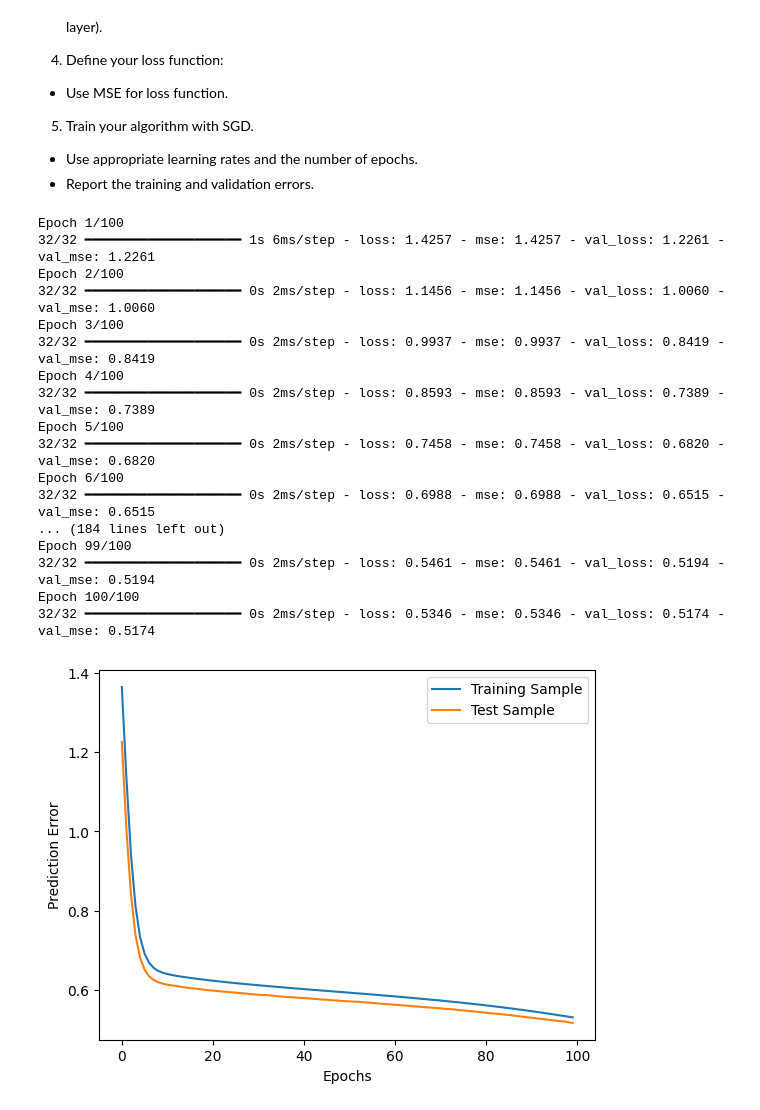
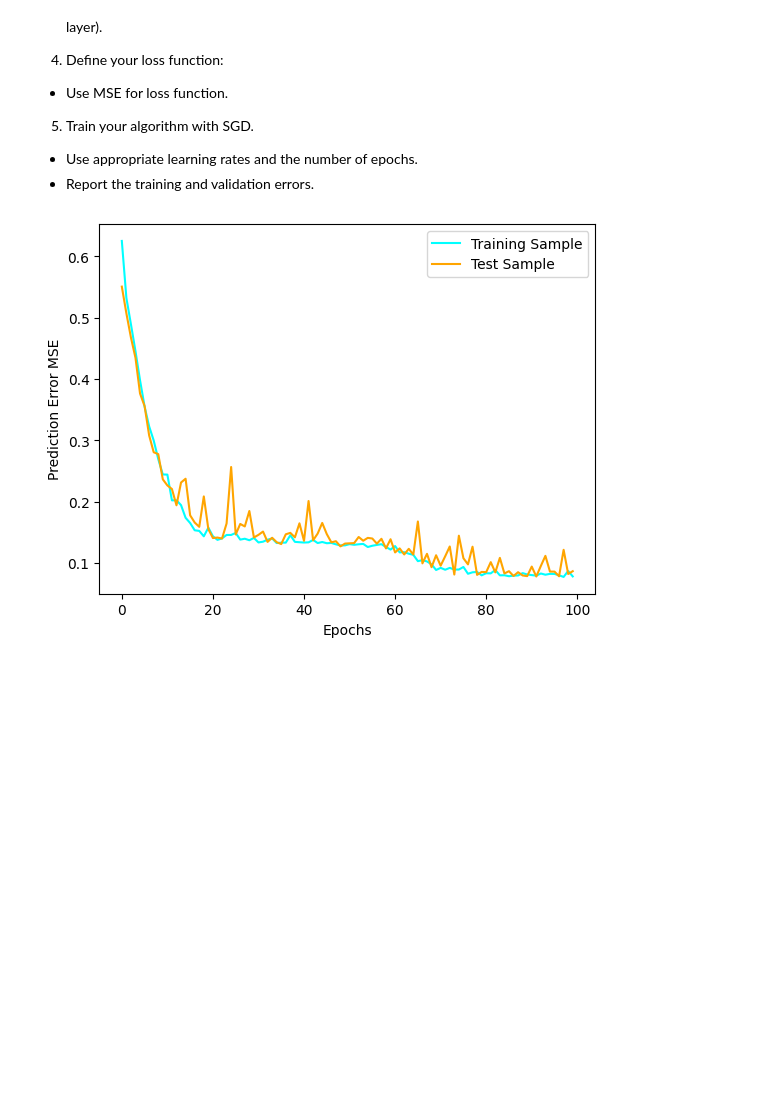
Before and after one commit to Berkin99/DeepLearning, a Jupyter notebook: Homework1/src/homework1.ipynb, the cells around one changed output. Cells and saved outputs as stored; diff of their text form; code cells hidden in the pictures; blank space fills up the shorter version.

```diff
--- a/Homework1/src/homework1.ipynb
+++ b/Homework1/src/homework1.ipynb
@@ -87,53 +87,36 @@ from tensorflow.keras.layers import Dense
 from tensorflow.keras.optimizers import SGD
 import matplotlib.pyplot as plt
 
 epochs = 100
-learningRate = 0.05
+learningRate = 0.09
 model = Sequential()
 
 model.add(Dense(6, input_shape=(8,), activation='relu'))
 model.add(Dense(6, activation='relu'))
 model.add(Dense(6, activation='relu'))
 
 model.add(Dense(6, activation='linear')) # Output layer : 6 neuron, linear
 
 # Compile
 sgd = SGD(learning_rate=learningRate)
 model.compile(optimizer=sgd, loss='mse', metrics=['mse'])
 
 # Train
 history = model.fit(
     np.array(xt),
     np.array(yt),
     validation_data=(np.array(xv), np.array(yv)),
     epochs=epochs,
     batch_size=32,
-    verbose=1
+    verbose=0
 )
 
 # Plot
-plt.plot(history.history['mse'], label='Training Sample')
-plt.plot(history.history['val_mse'], label='Test Sample')
+plt.plot(history.history['mse'], label='Training Sample', color ='cyan')
+plt.plot(history.history['val_mse'], label='Test Sample', color ='orange')
 plt.xlabel('Epochs')
-plt.ylabel('Prediction Error')
+plt.ylabel('Prediction Error MSE')
 plt.legend()
 plt.show()
 # %% [output]
-Epoch 1/100
-32/32 ━━━━━━━━━━━━━━━━━━━━ 1s 6ms/step - loss: 1.4257 - mse: 1.4257 - val_loss: 1.2261 - val_mse: 1.2261
-Epoch 2/100
-32/32 ━━━━━━━━━━━━━━━━━━━━ 0s 2ms/step - loss: 1.1456 - mse: 1.1456 - val_loss: 1.0060 - val_mse: 1.0060
-Epoch 3/100
-32/32 ━━━━━━━━━━━━━━━━━━━━ 0s 2ms/step - loss: 0.9937 - mse: 0.9937 - val_loss: 0.8419 - val_mse: 0.8419
-Epoch 4/100
-32/32 ━━━━━━━━━━━━━━━━━━━━ 0s 2ms/step - loss: 0.8593 - mse: 0.8593 - val_loss: 0.7389 - val_mse: 0.7389
-Epoch 5/100
-32/32 ━━━━━━━━━━━━━━━━━━━━ 0s 2ms/step - loss: 0.7458 - mse: 0.7458 - val_loss: 0.6820 - val_mse: 0.6820
-Epoch 6/100
-32/32 ━━━━━━━━━━━━━━━━━━━━ 0s 2ms/step - loss: 0.6988 - mse: 0.6988 - val_loss: 0.6515 - val_mse: 0.6515
-... (184 lines left out)
-Epoch 99/100
-32/32 ━━━━━━━━━━━━━━━━━━━━ 0s 2ms/step - loss: 0.5461 - mse: 0.5461 - val_loss: 0.5194 - val_mse: 0.5194
-Epoch 100/100
-32/32 ━━━━━━━━━━━━━━━━━━━━ 0s 2ms/step - loss: 0.5346 - mse: 0.5346 - val_loss: 0.5174 - val_mse: 0.5174
-[figure, old version]
+[figure, new version]
```
Also changed, not shown: parts of 5 cells of this notebook, 1 other file.
